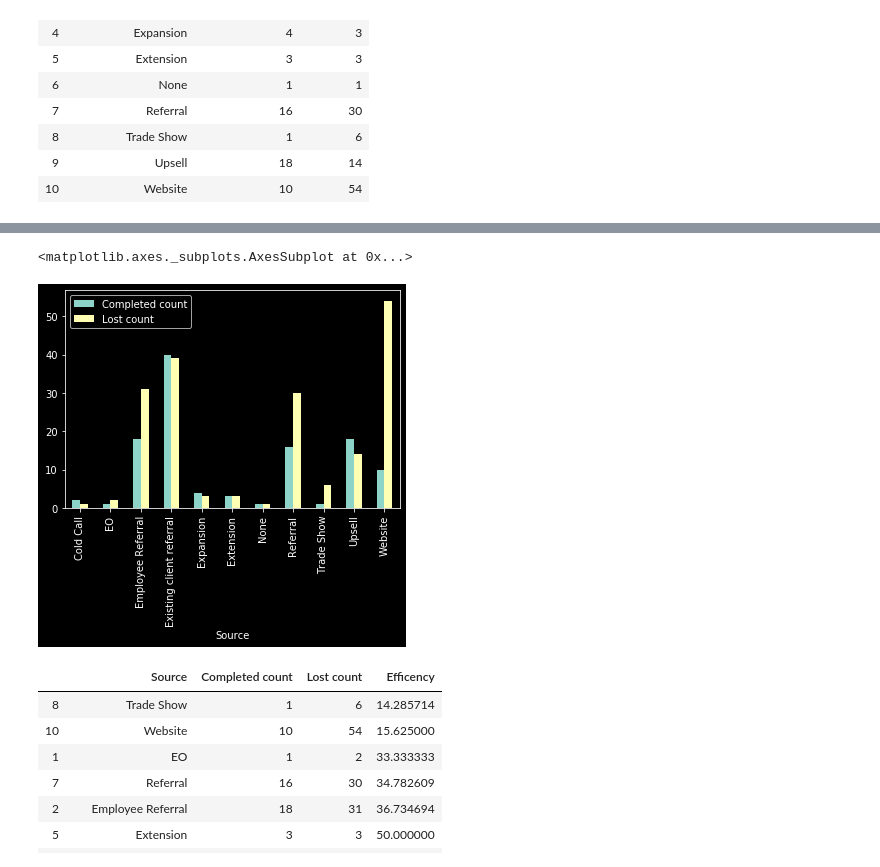
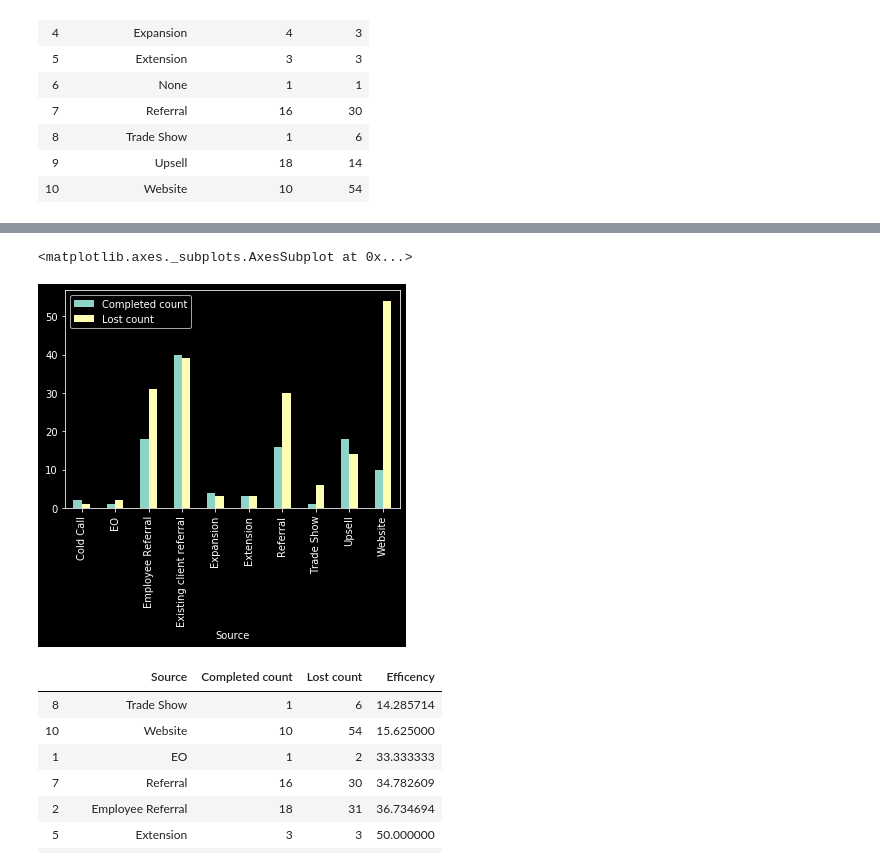
Before and after one commit to SergiiVolodkoWorking/dig-into-sales, a Jupyter notebook: notebooks/data-exploration.ipynb, the cells around one changed output, grey strips where cells are left out. Cells and saved outputs as stored; diff of their text form; code cells hidden in the pictures.

```diff
--- a/notebooks/data-exploration.ipynb
+++ b/notebooks/data-exploration.ipynb
@@ -135,3 +136,7 @@ sources_comparison.head(25)
 | 8 | Trade Show | 1 | 6 |
 | 9 | Upsell | 18 | 14 |
 | 10 | Website | 10 | 54 |
+# %%
+sources_comparison['Source'] = sources_comparison['Source'].replace('None', np.nan)
+sources_comparison = sources_comparison[~sources_comparison['Source'].isnull()]
+sources_comparison.head(25)
@@ -138,8 +155,8 @@ sources_comparison.head(25)
 # %%
-sources_comparison.plot(x='Source', kind='bar')
+sources_comparison.plot(x=column_name, kind='bar')
 # %% [output]
 <matplotlib.axes._subplots.AxesSubplot at 0x...>
-[figure, old version]
+[figure, new version]
 # %%
 sources_comparison['Efficency'] = sources_comparison['Completed count'] / (sources_comparison['Completed count'] + sources_comparison['Lost count']) * 100
 
```
Also changed, not shown: parts of 4 cells of this notebook, 2 other files.
